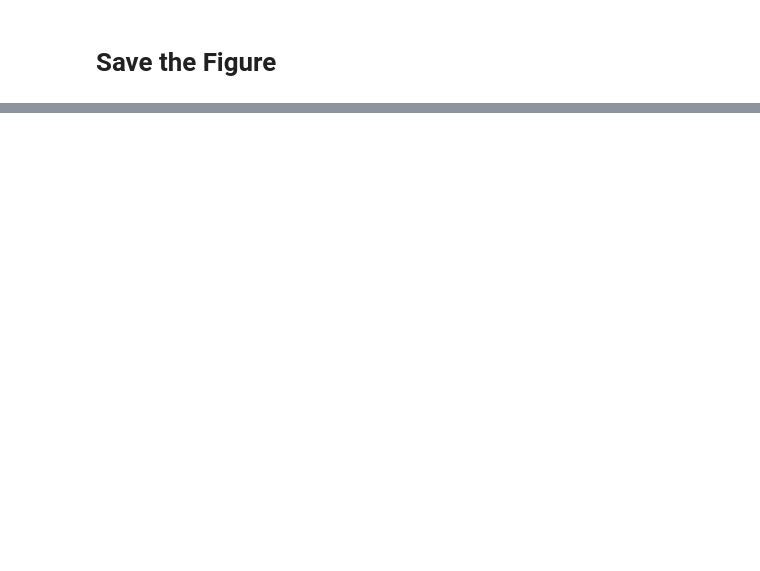
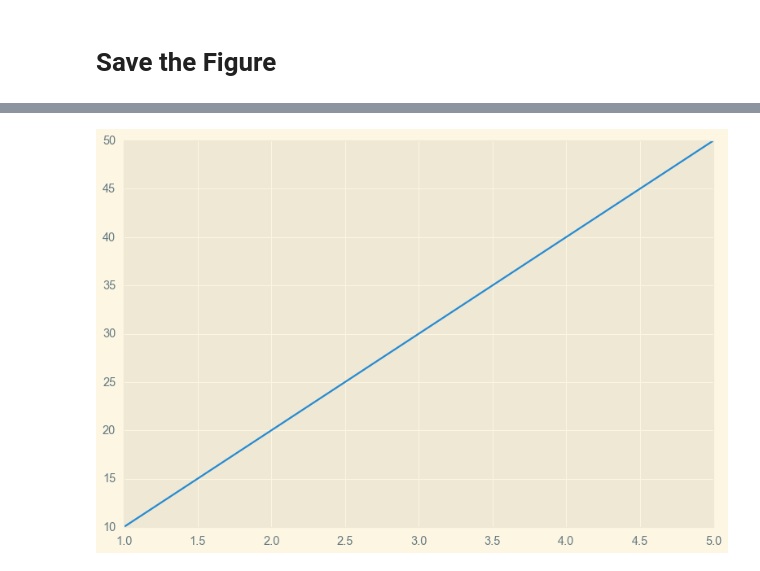
Before and after one commit to saeemane05/Python_Data_Analysis_Fundamental, a Jupyter notebook: MATPLOTLIB/01_basics.ipynb, the cells around one changed output, grey strips where cells are left out. Saved outputs shown, nothing was run; the diff lists cells and outputs as text; code cells hidden in the pictures; blank space fills up the shorter version.

```diff
--- a/MATPLOTLIB/01_basics.ipynb
+++ b/MATPLOTLIB/01_basics.ipynb
@@ -131,0 +161,6 @@ plt.show()
+# %%
+plt.style.use('Solarize_Light2')
+plt.plot(x, y)
+plt.show()
+# %% [output]
+[figure, added]
```
Also changed, not shown: parts of 13 cells of this notebook.
